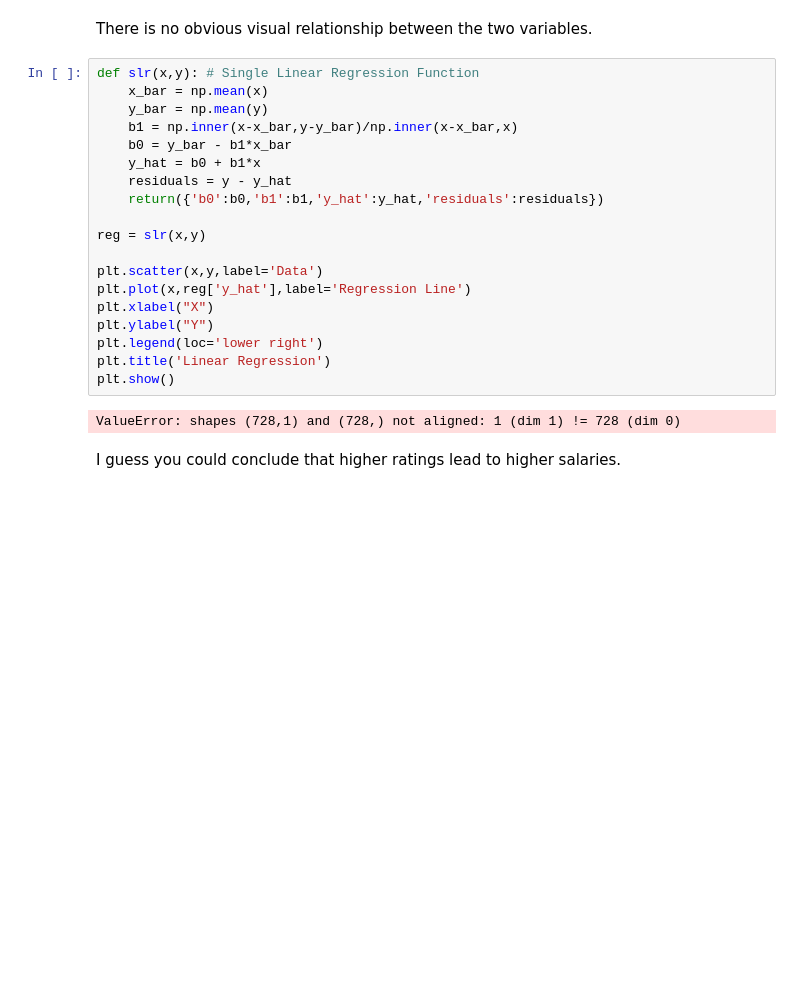
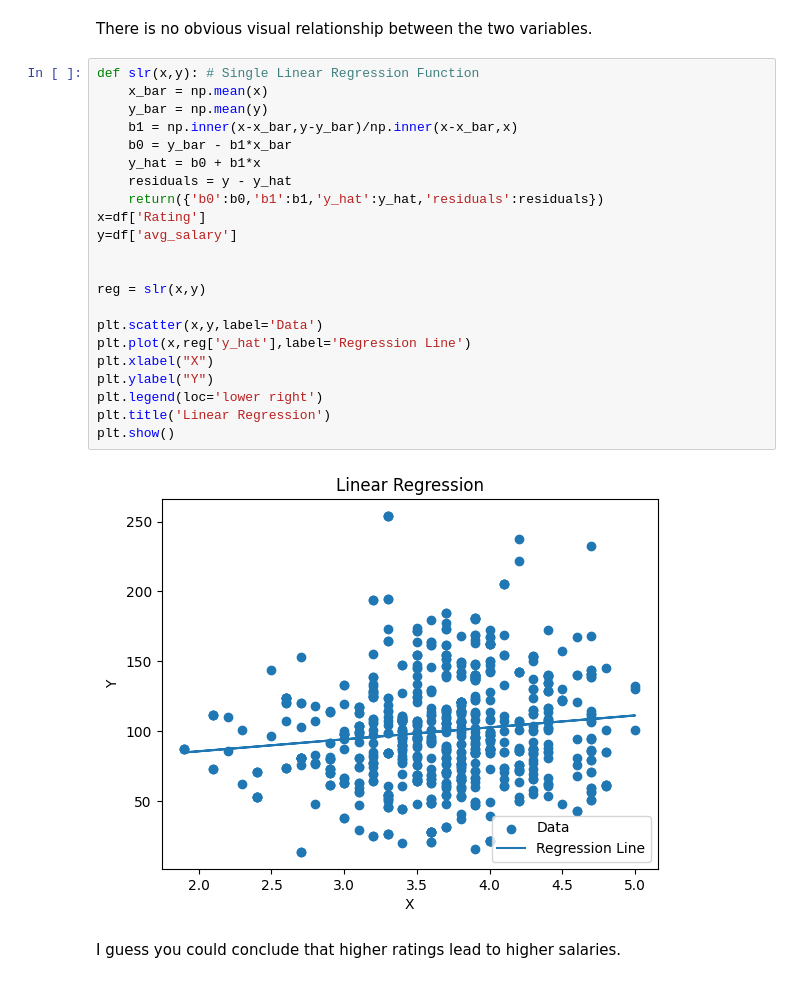
Before and after one commit to chrisk-woods/assignment4, a Jupyter notebook: assignment4.ipynb, the cells around one changed output. Drawn from its saved outputs; the diff is of its cells as text; blank space fills up the shorter version.

```diff
--- a/assignment4.ipynb
+++ b/assignment4.ipynb
@@ -645,24 +645,27 @@ There is no obvious visual relationship between the two variables.
 # %%
 def slr(x,y): # Single Linear Regression Function
     x_bar = np.mean(x)
     y_bar = np.mean(y)
     b1 = np.inner(x-x_bar,y-y_bar)/np.inner(x-x_bar,x)
     b0 = y_bar - b1*x_bar
     y_hat = b0 + b1*x
     residuals = y - y_hat
     return({'b0':b0,'b1':b1,'y_hat':y_hat,'residuals':residuals})
+x=df['Rating']
+y=df['avg_salary']
+
 
 reg = slr(x,y)
 
 plt.scatter(x,y,label='Data')
 plt.plot(x,reg['y_hat'],label='Regression Line')
 plt.xlabel("X")
 plt.ylabel("Y")
 plt.legend(loc='lower right')
 plt.title('Linear Regression')
 plt.show()
 # %% [output]
-ValueError: shapes (728,1) and (728,) not aligned: 1 (dim 1) != 728 (dim 0)
+[figure, added]
 # %% [markdown]
 I guess you could conclude that higher ratings lead to higher salaries.
 # %%
```
Also changed, not shown: parts of 27 cells of this notebook.
